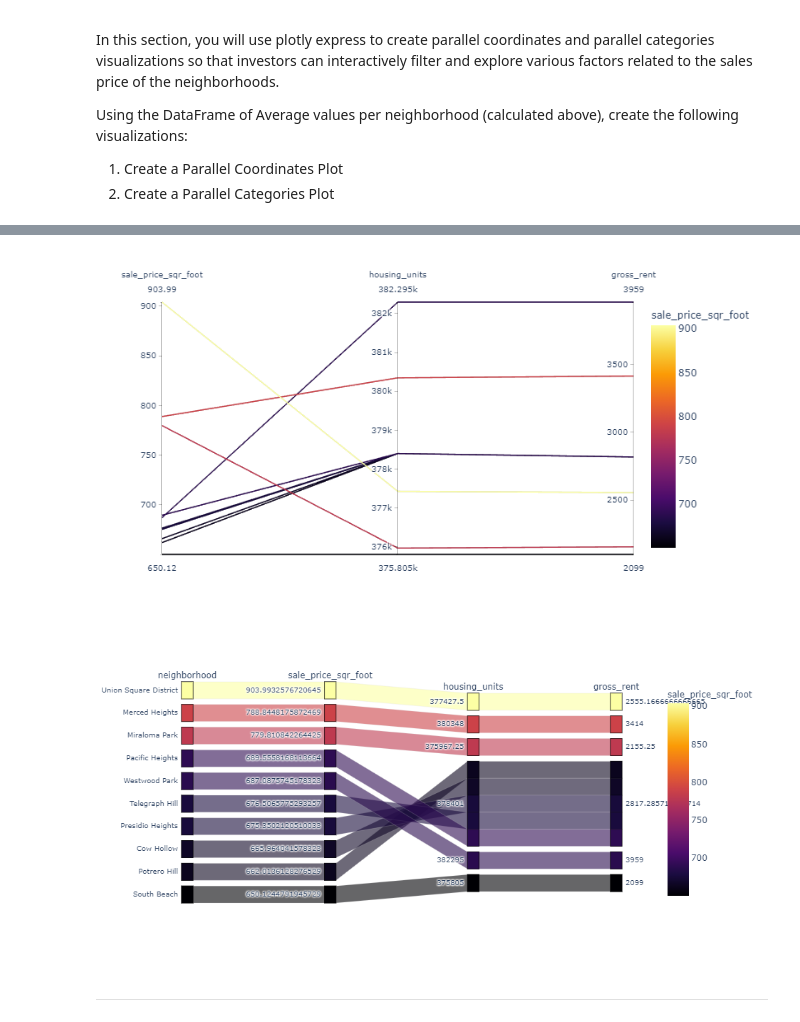
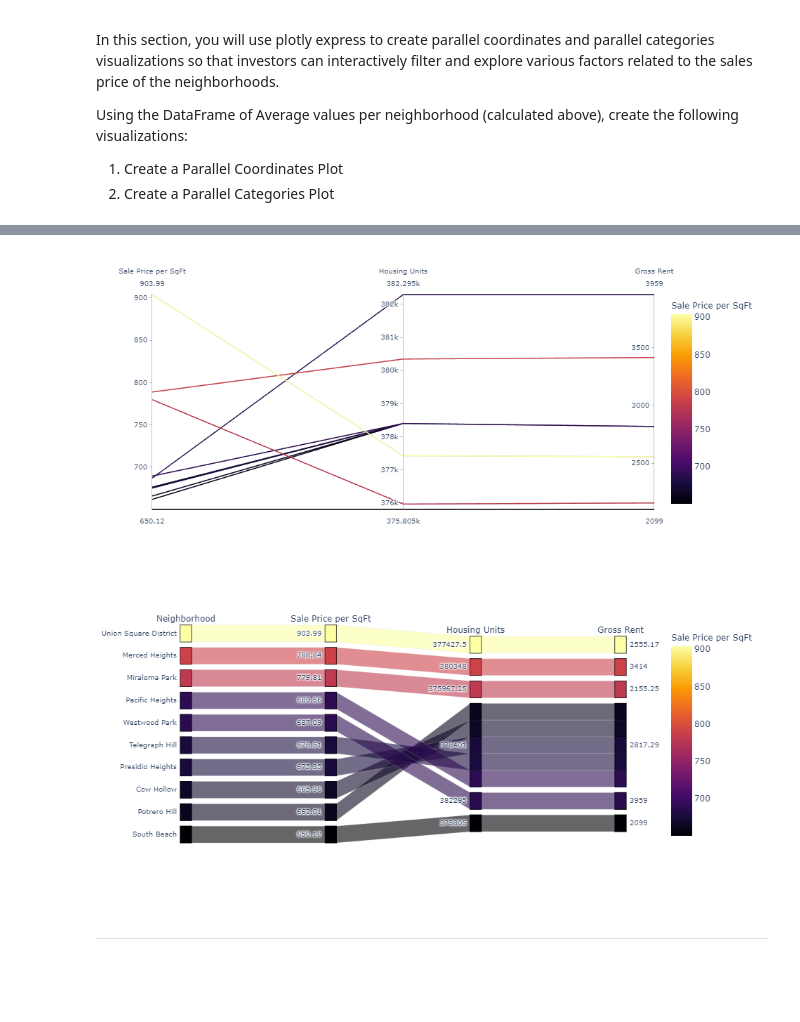
Before and after one commit to brettauc/Pyviz-homework, a Jupyter notebook: Starter_Code/rental_analysis.ipynb, the cells around one changed output, grey strips where cells are left out. Drawn from its saved outputs; the diff is of its cells as text; code cells hidden in the pictures; blank space fills up the shorter version.

```diff
--- a/Starter_Code/rental_analysis.ipynb
+++ b/Starter_Code/rental_analysis.ipynb
@@ -158,7 +188,8 @@ In this section, you will need to calculate the mean sale price for each neighbo
 # Getting the data from the top 10 expensive neighborhoods
 # YOUR CODE HERE!
 avg_price_by_neighborhood = (sfo_data.groupby(['neighborhood']).mean()
-                                .reset_index())
+                             .round(2)
+                             .reset_index())
 ten_most_expensive_neighborhoods = avg_price_by_neighborhood.nlargest(10, 'sale_price_sqr_foot')
 ten_most_expensive_neighborhoods
 # %% [output]
@@ -196,5 +227,11 @@ Using the DataFrame of Average values per neighborhood (calculated above), creat
 # %%
 # Parallel Coordinates Plot
 # YOUR CODE HERE!
-px.parallel_coordinates(ten_most_expensive_neighborhoods, color='sale_price_sqr_foot', color_continuous_scale=px.colors.sequential.Inferno)
+px.parallel_coordinates(ten_most_expensive_neighborhoods,
+                        color='sale_price_sqr_foot',
+                        color_continuous_scale=px.colors.sequential.Inferno,
+                        labels={"sale_price_sqr_foot":"Sale Price per SqFt",
+                               "housing_units":"Housing Units",
+                               "gross_rent":"Gross Rent"}
+                       )
 # %% [output]
@@ -202,11 +238,17 @@ px.parallel_coordinates(ten_most_expensive_neighborhoods, color='sale_price_sqr_
-[figure, old version]
+[figure, new version]
 # %%
 # Parallel Categories Plot
 # YOUR CODE HERE!
-px.parallel_categories(ten_most_expensive_neighborhoods, dimensions=['neighborhood', 'sale_price_sqr_foot', 'housing_units', 'gross_rent'],
-                       color='sale_price_sqr_foot', color_continuous_scale=px.colors.sequential.Inferno)
+px.parallel_categories(ten_most_expensive_neighborhoods,
+                       dimensions=['neighborhood', 'sale_price_sqr_foot', 'housing_units', 'gross_rent'],
+                       color='sale_price_sqr_foot',
+                       color_continuous_scale=px.colors.sequential.Inferno,
+                       labels={"neighborhood":"Neighborhood",
+                               "sale_price_sqr_foot":"Sale Price per SqFt",
+                               "housing_units":"Housing Units",
+                               "gross_rent":"Gross Rent"})
 # %% [output]
-[figure, old version]
+[figure, new version]
 # %% [markdown]
 - - -
 # %% [markdown]
```
Also changed, not shown: parts of 12 cells of this notebook.
